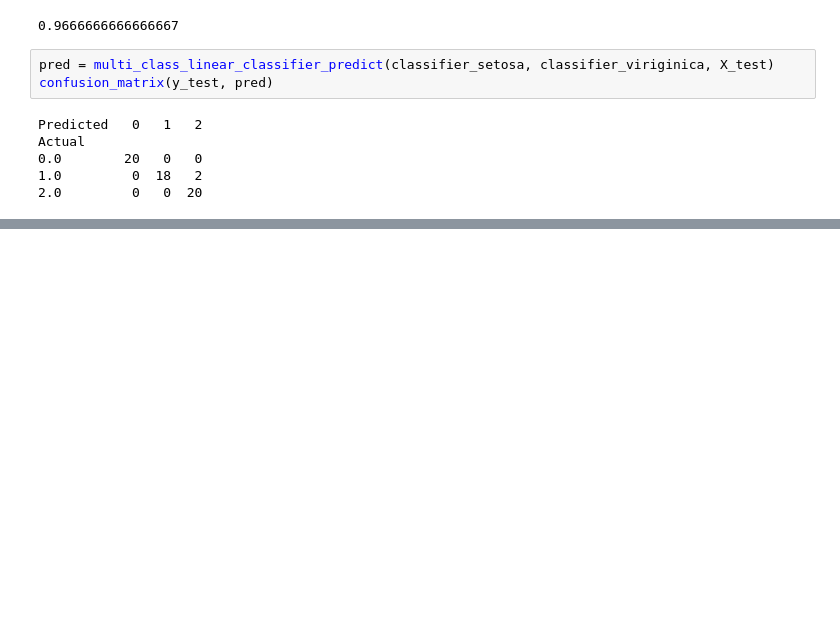
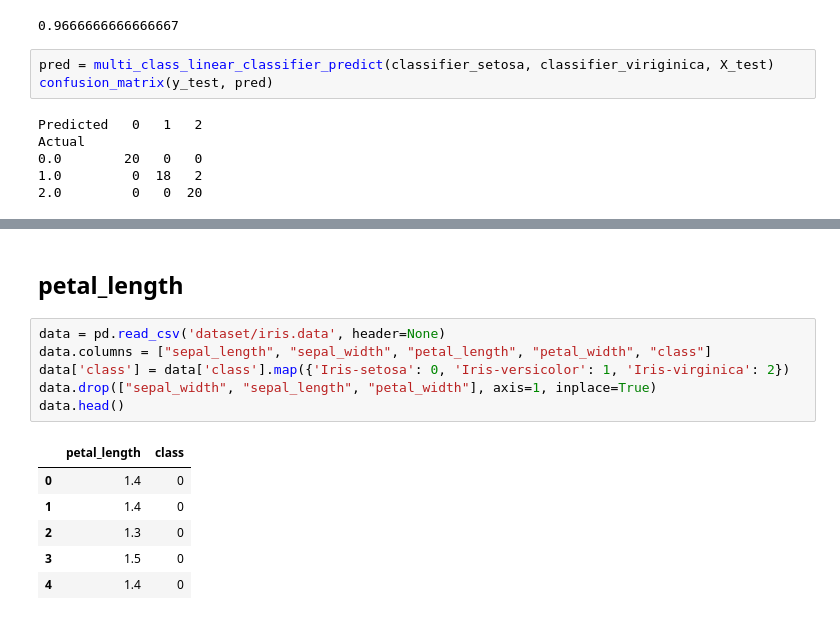
Before and after one commit to Sivaranjith1/iris_classification, a Jupyter notebook: classification.ipynb, the cells around one changed output, grey strips where cells are left out. Saved outputs shown, nothing was run; the diff lists cells and outputs as text; blank space fills up the shorter version.

```diff
--- a/classification.ipynb
+++ b/classification.ipynb
@@ -337,0 +394,15 @@ Actual
+# %% [markdown]
+## petal_length
+# %%
+data = pd.read_csv('dataset/iris.data', header=None)
+data.columns = ["sepal_length", "sepal_width", "petal_length", "petal_width", "class"]
+data['class'] = data['class'].map({'Iris-setosa': 0, 'Iris-versicolor': 1, 'Iris-virginica': 2})
+data.drop(["sepal_width", "sepal_length", "petal_width"], axis=1, inplace=True)
+data.head()
+# %% [output]
+|  | petal_length | class |
+| 0 | 1.4 | 0 |
+| 1 | 1.4 | 0 |
+| 2 | 1.3 | 0 |
+| 3 | 1.5 | 0 |
+| 4 | 1.4 | 0 |
```
Also changed, not shown: parts of 13 cells of this notebook.
